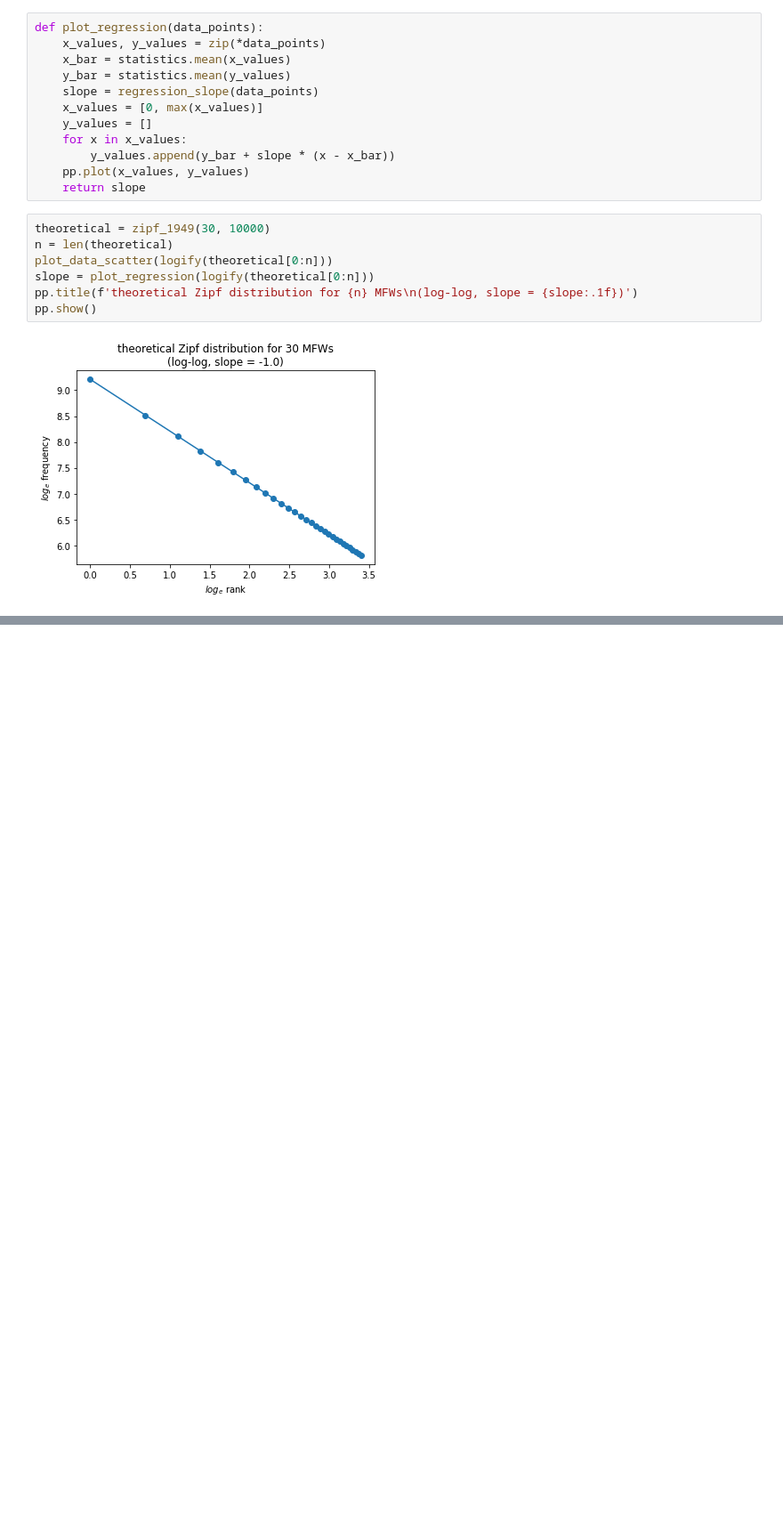
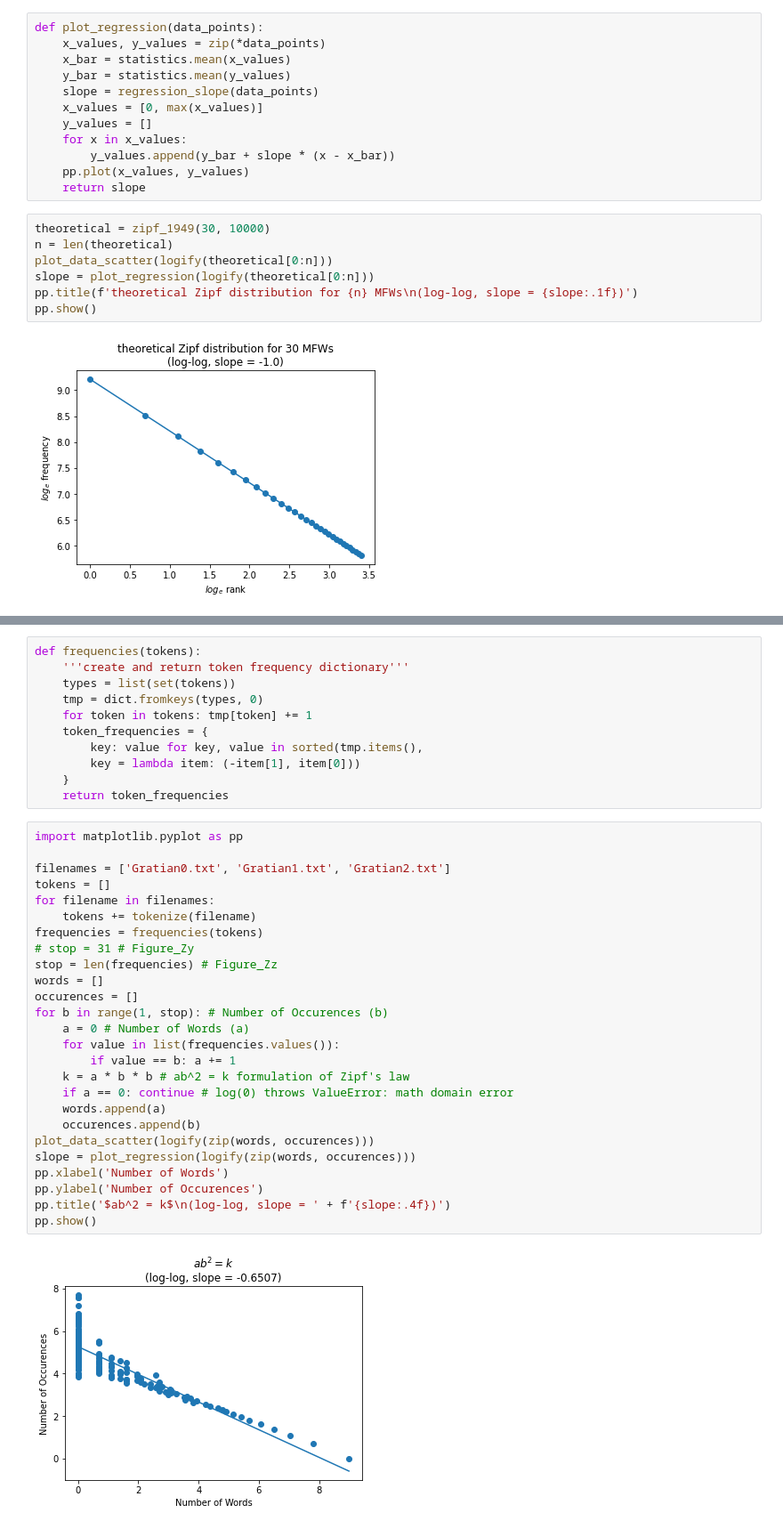
Before and after one commit to decretist/Dissertation, a Jupyter notebook: Notebooks/Zipf35/Zipf35.ipynb, the cells around one changed output, grey strips where cells are left out. Shown at 89% size. Cells and saved outputs as stored; diff of their text form; blank space fills up the shorter version.

```diff
--- a/Notebooks/Zipf35/Zipf35.ipynb
+++ b/Notebooks/Zipf35/Zipf35.ipynb
@@ -79,0 +91,39 @@ pp.show()
+# %%
+def frequencies(tokens):
+    '''create and return token frequency dictionary'''
+    types = list(set(tokens))
+    tmp = dict.fromkeys(types, 0)
+    for token in tokens: tmp[token] += 1
+    token_frequencies = {
+        key: value for key, value in sorted(tmp.items(),
+        key = lambda item: (-item[1], item[0]))
+    }
+    return token_frequencies
+# %%
+import matplotlib.pyplot as pp
+
+filenames = ['Gratian0.txt', 'Gratian1.txt', 'Gratian2.txt']
+tokens = []
+for filename in filenames:
+    tokens += tokenize(filename)
+frequencies = frequencies(tokens)
+# stop = 31 # Figure_Zy
+stop = len(frequencies) # Figure_Zz
+words = []
+occurences = []
+for b in range(1, stop): # Number of Occurences (b)
+    a = 0 # Number of Words (a)
+    for value in list(frequencies.values()):
+        if value == b: a += 1
+    k = a * b * b # ab^2 = k formulation of Zipf's law
+    if a == 0: continue # log(0) throws ValueError: math domain error
+    words.append(a)
+    occurences.append(b)
+plot_data_scatter(logify(zip(words, occurences)))
+slope = plot_regression(logify(zip(words, occurences)))
+pp.xlabel('Number of Words')
+pp.ylabel('Number of Occurences')
+pp.title('$ab^2 = k$\n(log-log, slope = ' + f'{slope:.4f})')
+pp.show()
+# %% [output]
+[figure, added]
```
Also changed, not shown: parts of 2 cells of this notebook.
